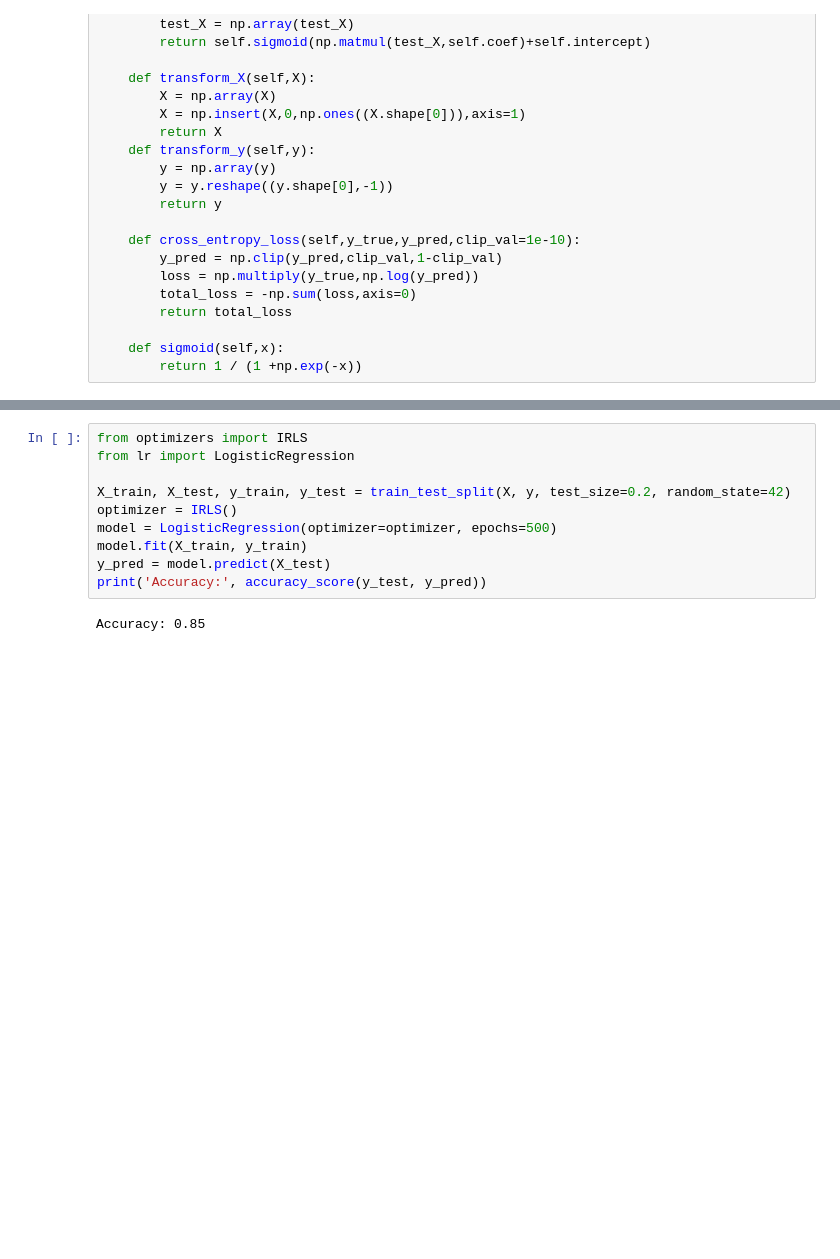
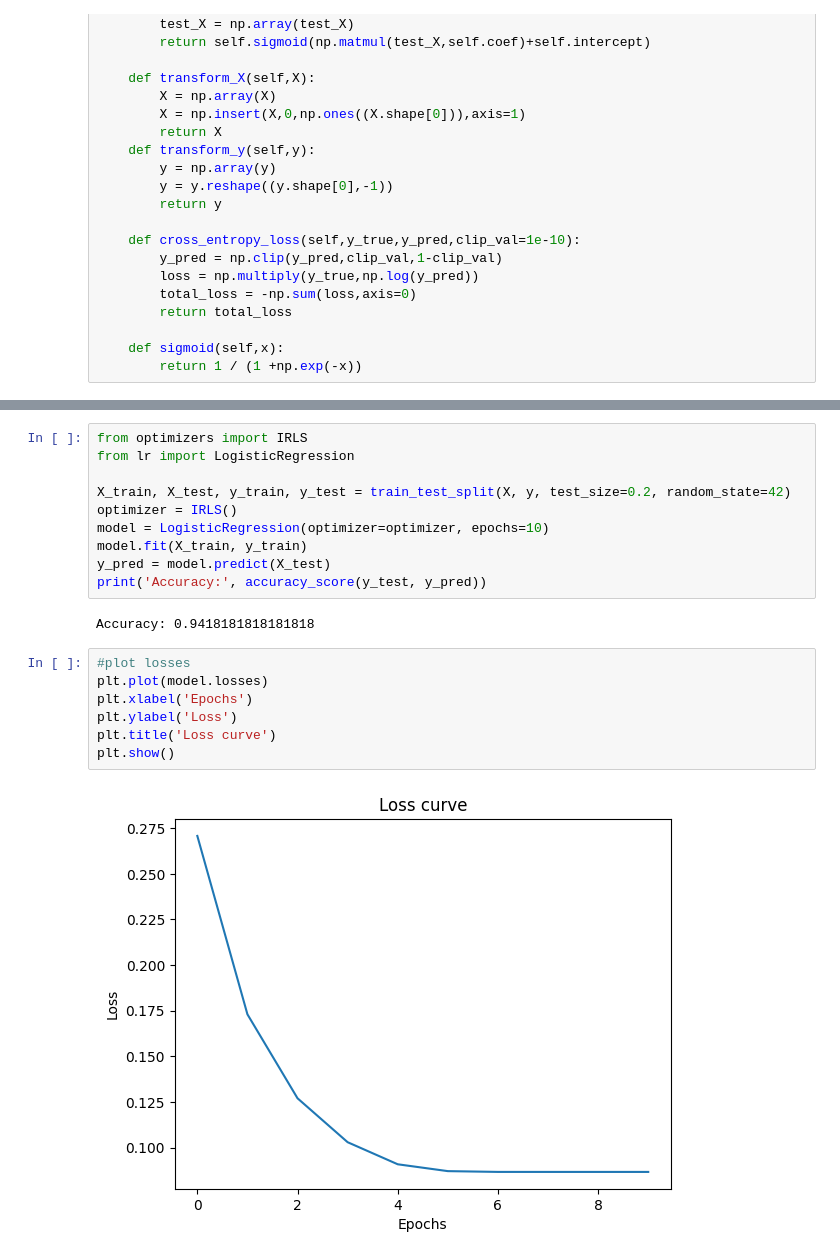
Before and after one commit to zuzannakotlinska/AML_project, a Jupyter notebook: src/irls_testing.ipynb, the cells around one changed output, grey strips where cells are left out. Saved outputs shown, nothing was run; the diff lists cells and outputs as text; blank space fills up the shorter version.

```diff
--- a/src/irls_testing.ipynb
+++ b/src/irls_testing.ipynb
@@ -96,9 +96,18 @@ from lr import LogisticRegression
 
 X_train, X_test, y_train, y_test = train_test_split(X, y, test_size=0.2, random_state=42)
 optimizer = IRLS()
-model = LogisticRegression(optimizer=optimizer, epochs=500)
+model = LogisticRegression(optimizer=optimizer, epochs=10)
 model.fit(X_train, y_train)
 y_pred = model.predict(X_test)
 print('Accuracy:', accuracy_score(y_test, y_pred))
 # %% [output]
-Accuracy: 0.85
+Accuracy: 0.9418181818181818
+# %%
+#plot losses
+plt.plot(model.losses)
+plt.xlabel('Epochs')
+plt.ylabel('Loss')
+plt.title('Loss curve')
+plt.show()
+# %% [output]
+[figure, added]
```
Also changed, not shown: parts of 5 cells of this notebook, 2 other files.
